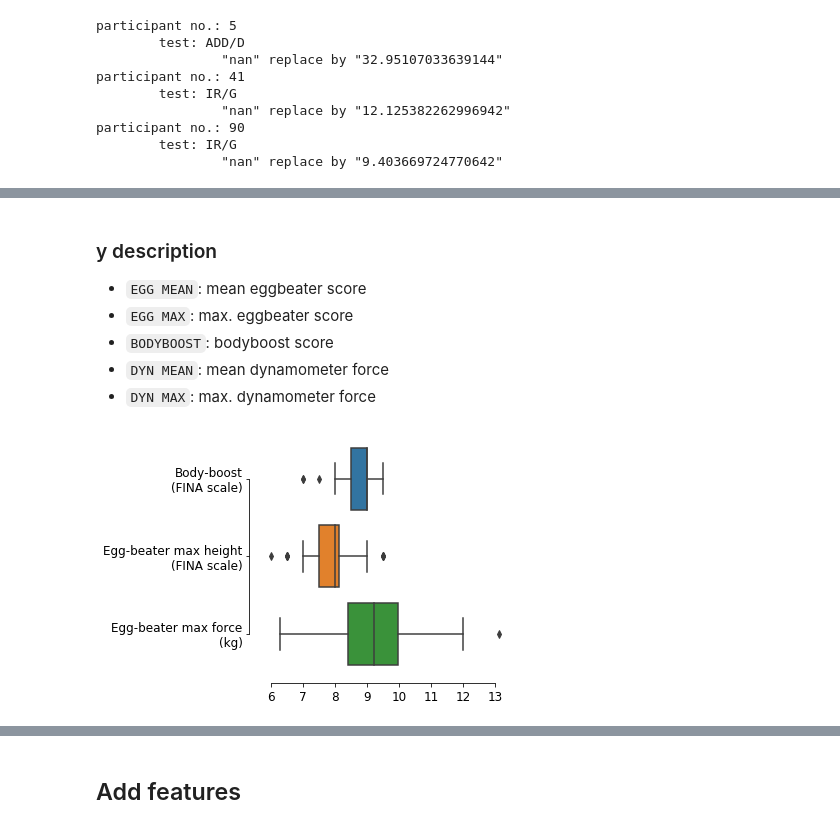
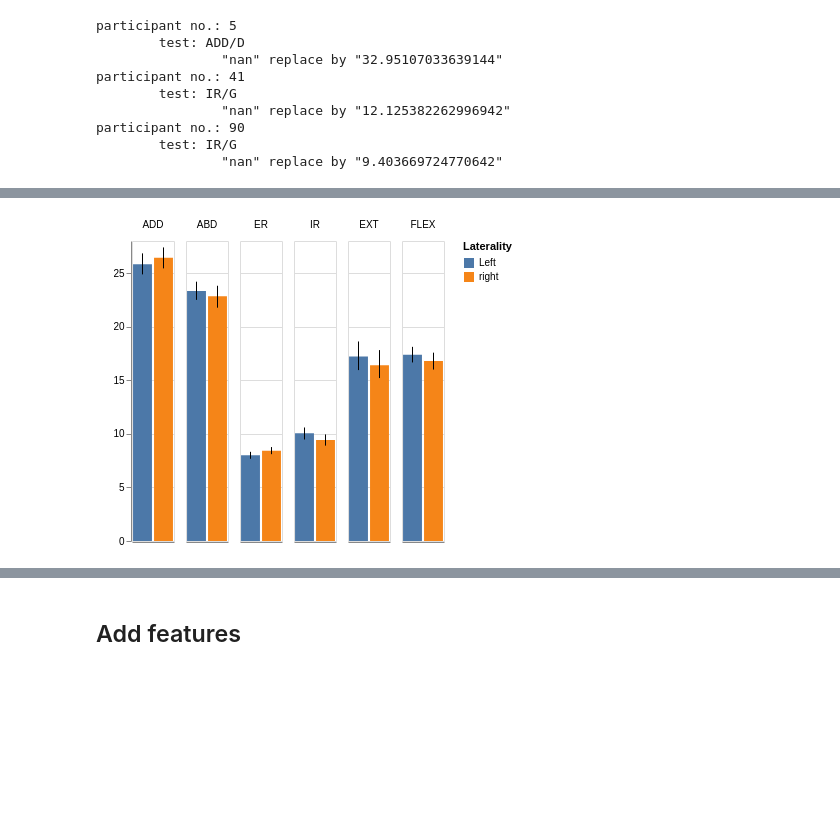
Before and after one commit to romainmartinez/synchro, a Jupyter notebook: synchro.ipynb, the cells around one changed output, grey strips where cells are left out. Drawn from its saved outputs; the diff is of its cells as text; code cells hidden in the pictures; blank space fills up the shorter version.

Commit message:
altair plots

```diff
--- a/synchro.ipynb
+++ b/synchro.ipynb
@@ -23 +10,3 @@ np.random.seed(RANDOM_SEED)
+# %%
+NORMALIZE = 'False'
 # %% [markdown]
@@ -83 +125,14 @@ participant no.: 90
+# %%
+def plot_bars(data, x=alt.X(), y=None, color=alt.Color(), column=None, row=None):
+    base = alt.Chart().encode(x=x)
+    bar = base.mark_bar(color="grey").encode(
+        alt.Y(f"mean({y})", title=None), color=color
+    )
+    ci = base.mark_rule().encode(alt.Y(f"ci0({y})"), alt.Y2(f"ci1({y})"))
+    if column:
+        return (bar + ci).facet(data=data, column=column)
+    elif column and row:
+        return (bar + ci).facet(data=data, column=column, row=row)
+    else:
+        return (bar + ci).facet(data=data)
 # %% [markdown]
@@ -106,15 +147,20 @@ show()
-# %% [markdown]
-### y description
-- `EGG MEAN`: mean eggbeater score
-- `EGG MAX`: max. eggbeater score
-- `BODYBOOST`: bodyboost score
-- `DYN MEAN`: mean dynamometer force
-- `DYN MAX`: max. dynamometer force
-# %%
-fig, ax = plt.subplots()
-sns.boxplot(data=y, orient='h')
-
-ax.set_yticklabels(['Body-boost\n(FINA scale)', 'Egg-beater max height\n(FINA scale)', 'Egg-beater max force\n(kg)'])
-show(save='share/fig/y.png')
-# %% [output]
-[figure, removed]
+# %%
+bar_data = X.melt().assign(
+    test=lambda x: x["variable"].str.split("/").str[0],
+    Laterality=lambda x: x["variable"]
+    .str.split("/")
+    .str[1]
+    .replace({"D": "right", "G": "Left"}),
+)
+
+sort_tests = alt.Sort(["ADD", "ABD", "ER", "IR", "EXT", "FLEX"])
+
+plot_bars(
+    data=bar_data,
+    x=alt.X("Laterality", title=None),
+    y="value",
+    color="Laterality",
+    column=alt.Column("test", title=None, sort=sort_tests),
+).configure_axisX(labels=False, ticks=False)
+# %% [output]
+[figure, added]
```
Also changed, not shown: parts of 99 cells of this notebook, 15 other files.
